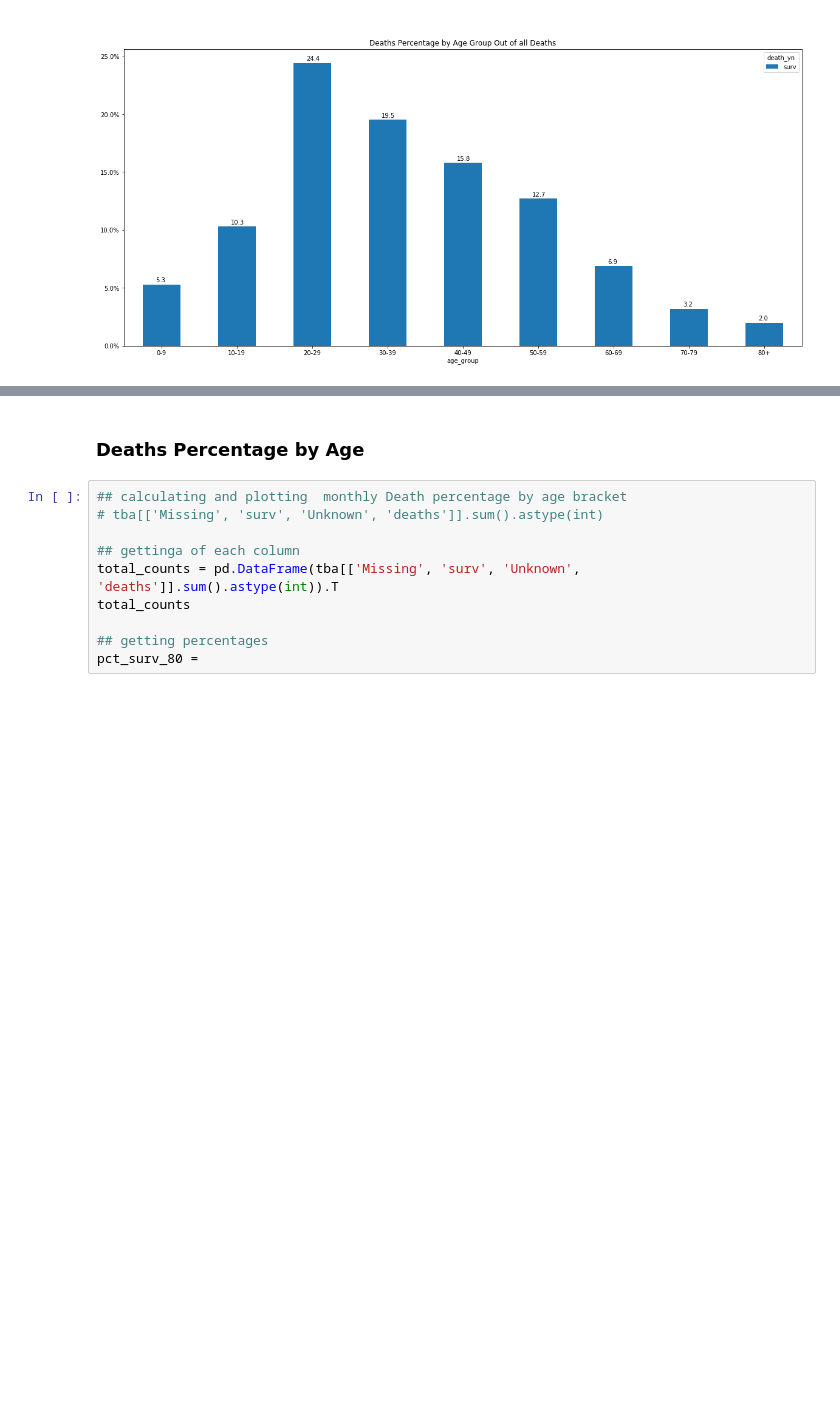
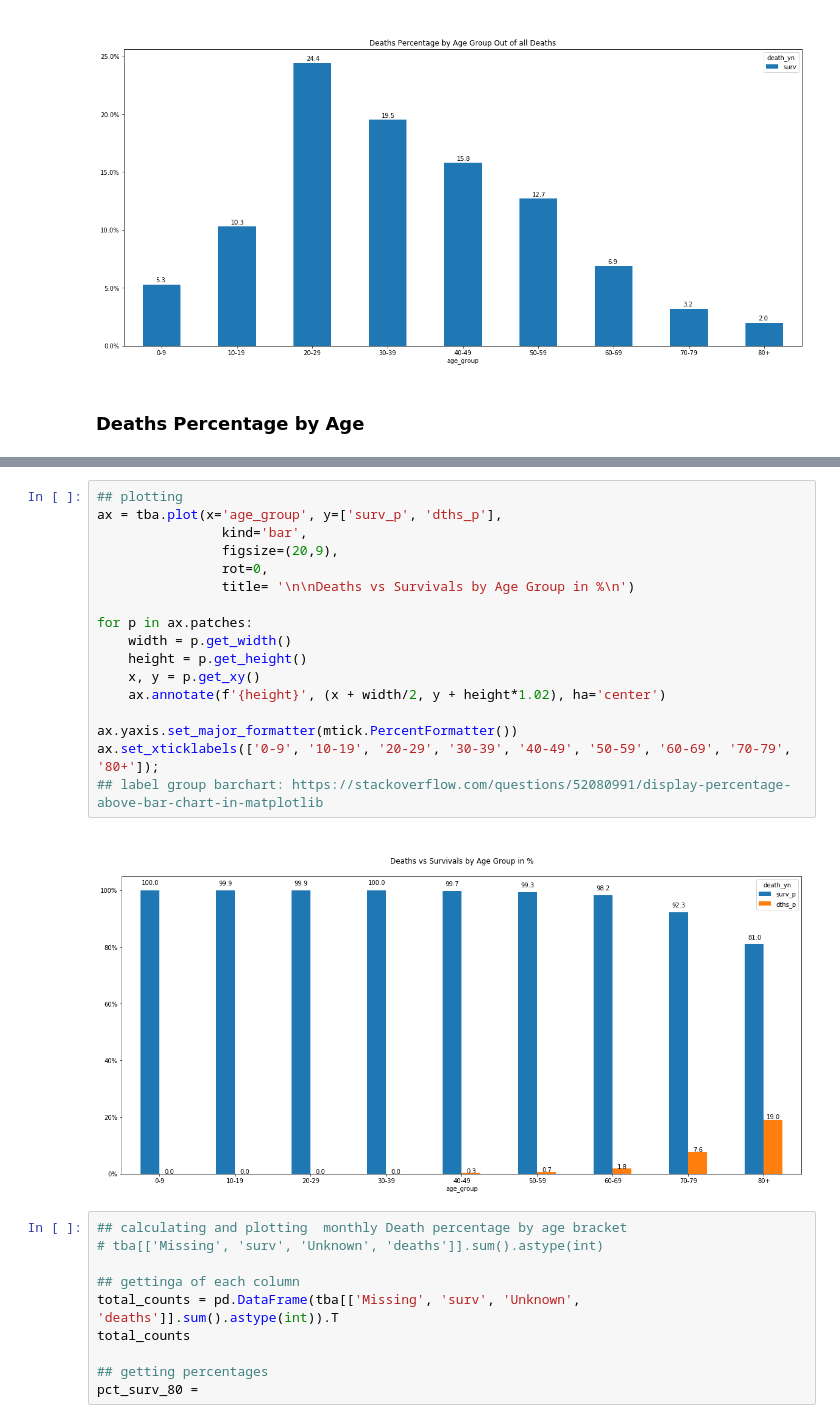
Before and after one commit to lauradahlberg/covid-19_analysis_NC, a Jupyter notebook: exploring_mecklenburg_covid_CDC_data.ipynb, the cells around one changed output, grey strips where cells are left out. Cells and saved outputs as stored; diff of their text form; blank space fills up the shorter version.

Commit message:
plot Deaths vs survivals by age group

```diff
--- a/exploring_mecklenburg_covid_CDC_data.ipynb
+++ b/exploring_mecklenburg_covid_CDC_data.ipynb
@@ -173,6 +173,8 @@ ax.yaxis.set_major_formatter(mtick.PercentFormatter())
 ax.set_xticklabels(['0-9', '10-19', '20-29', '30-39', '40-49', '50-59', '60-69', '70-79', '80+']);
 # %% [output]
 [figure]
+# %% [markdown]
+### Deaths Percentage by Age
 # %%
 ## renaming some columns for easy understanding
 tba = tba.rename(columns = {'No': 'surv', 'Yes':'deaths'})
@@ -198,8 +200,25 @@ tba
 | 6 | 60 - 69 Years | 1.0 | 3800.0 | 0.0 | 70.0 | 3871.0 | 0.0 | 98.2 | 0.0 | 1.8 | 100.0 |
 | 7 | 70 - 79 Years | 1.0 | 1754.0 | 0.0 | 145.0 | 1900.0 | 0.1 | 92.3 | 0.0 | 7.6 | 100.0 |
 | 8 | 80+ Years | 0.0 | 1091.0 | 0.0 | 256.0 | 1347.0 | 0.0 | 81.0 | 0.0 | 19.0 | 100.0 |
-# %% [markdown]
-### Deaths Percentage by Age
+# %%
+## plotting
+ax = tba.plot(x='age_group', y=['surv_p', 'dths_p'],
+                kind='bar',
+                figsize=(20,9),
+                rot=0,
+                title= '\n\nDeaths vs Survivals by Age Group in %\n')
+
+for p in ax.patches:
+    width = p.get_width()
+    height = p.get_height()
+    x, y = p.get_xy()
+    ax.annotate(f'{height}', (x + width/2, y + height*1.02), ha='center')
+
+ax.yaxis.set_major_formatter(mtick.PercentFormatter())
+ax.set_xticklabels(['0-9', '10-19', '20-29', '30-39', '40-49', '50-59', '60-69', '70-79', '80+']);
+## label group barchart: https://stackoverflow.com/questions/52080991/display-percentage-above-bar-chart-in-matplotlib
+# %% [output]
+[figure, added]
 # %%
 ## calculating and plotting  monthly Death percentage by age bracket
 # tba[['Missing', 'surv', 'Unknown', 'deaths']].sum().astype(int)
```
